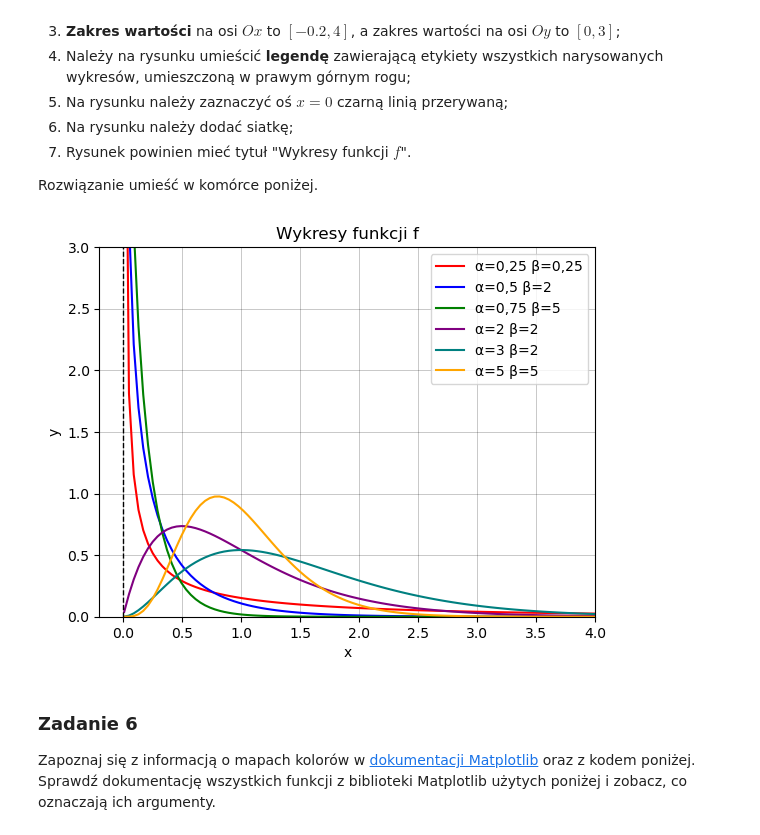
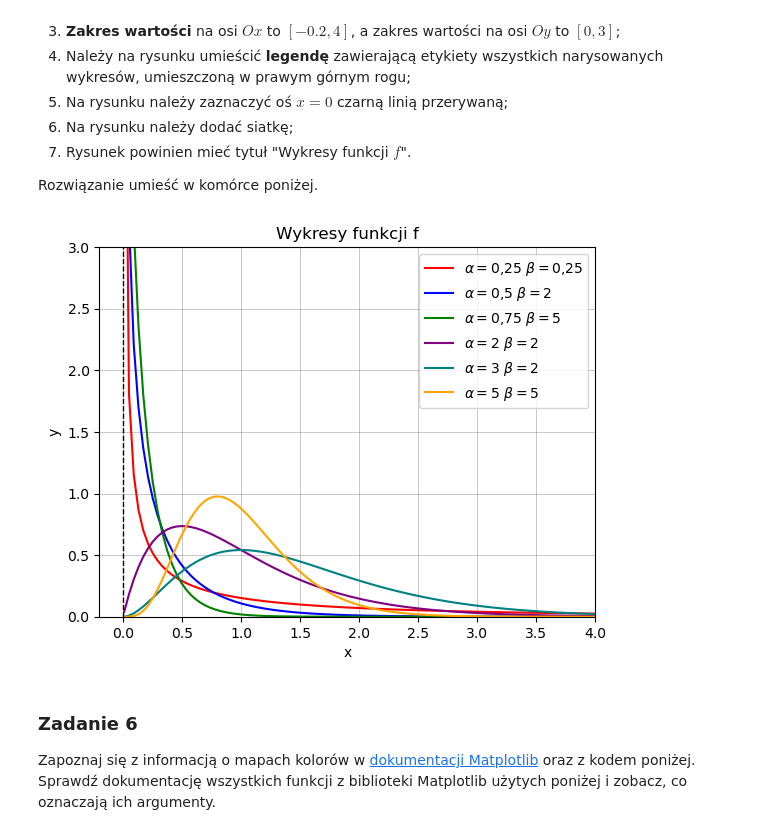
Before and after one commit to michalszo/listy-wdp, a Jupyter notebook: lista5.ipynb, the cells around one changed output. Drawn from its saved outputs; the diff is of its cells as text; code cells hidden in the pictures.

```diff
--- a/lista5.ipynb
+++ b/lista5.ipynb
@@ -154,32 +158,32 @@ Rozwiązanie umieść w komórce poniżej.
 # %%
 def f(x, alfa, beta):
     return (beta**alfa)/math.gamma(alfa)*x**(alfa-1)*math.e**(-beta*x)
 
 x = np.linspace(0.01, 4, 100)
 f1 = np.vectorize(lambda a: f(a, 0.25, 0.25))(x)
 f2 = np.vectorize(lambda a: f(a, 0.5, 2))(x)
 f3 = np.vectorize(lambda a: f(a, 0.75, 5))(x)
 f4 = np.vectorize(lambda a: f(a, 2, 2))(x)
 f5 = np.vectorize(lambda a: f(a, 3, 2))(x)
 f6 = np.vectorize(lambda a: f(a, 5, 5))(x)
 
 wykres = plt.subplot()
 wykres.set_title("Wykresy funkcji f")
-wykres.plot(x, f1, color="r", label="α=0,25 β=0,25")
-wykres.plot(x, f2, color="b", label="α=0,5 β=2")
-wykres.plot(x, f3, color="g", label="α=0,75 β=5")
-wykres.plot(x, f4, color="purple", label="α=2 β=2")
-wykres.plot(x, f5, color="teal", label="α=3 β=2")
-wykres.plot(x, f6, color="orange", label="α=5 β=5")
+wykres.plot(x, f1, color="r", label=r"$\alpha=0{,}25~\beta=0{,}25$")
+wykres.plot(x, f2, color="b", label=r"$\alpha=0{,}5~\beta=2$")
+wykres.plot(x, f3, color="g", label=r"$\alpha=0{,}75~\beta=5$")
+wykres.plot(x, f4, color="purple", label=r"$\alpha=2~\beta=2$")
+wykres.plot(x, f5, color="teal", label=r"$\alpha=3~\beta=2$")
+wykres.plot(x, f6, color="orange", label=r"$\alpha=5~\beta=5$")
 wykres.set_xlim(-0.2, 4)
 wykres.set_ylim(0, 3)
 wykres.set_xlabel("x")
 wykres.set_ylabel("y")
 wykres.legend(loc="upper right")
 wykres.axvline(0, color='black', linewidth=1, linestyle='--')
 wykres.grid(color='black', linestyle='-', linewidth=0.5, alpha=0.3)
 # %% [output]
-[figure, old version]
+[figure, new version]
 # %% [markdown]
 ### Zadanie 6
 
```
Also changed, not shown: parts of 7 cells of this notebook.
